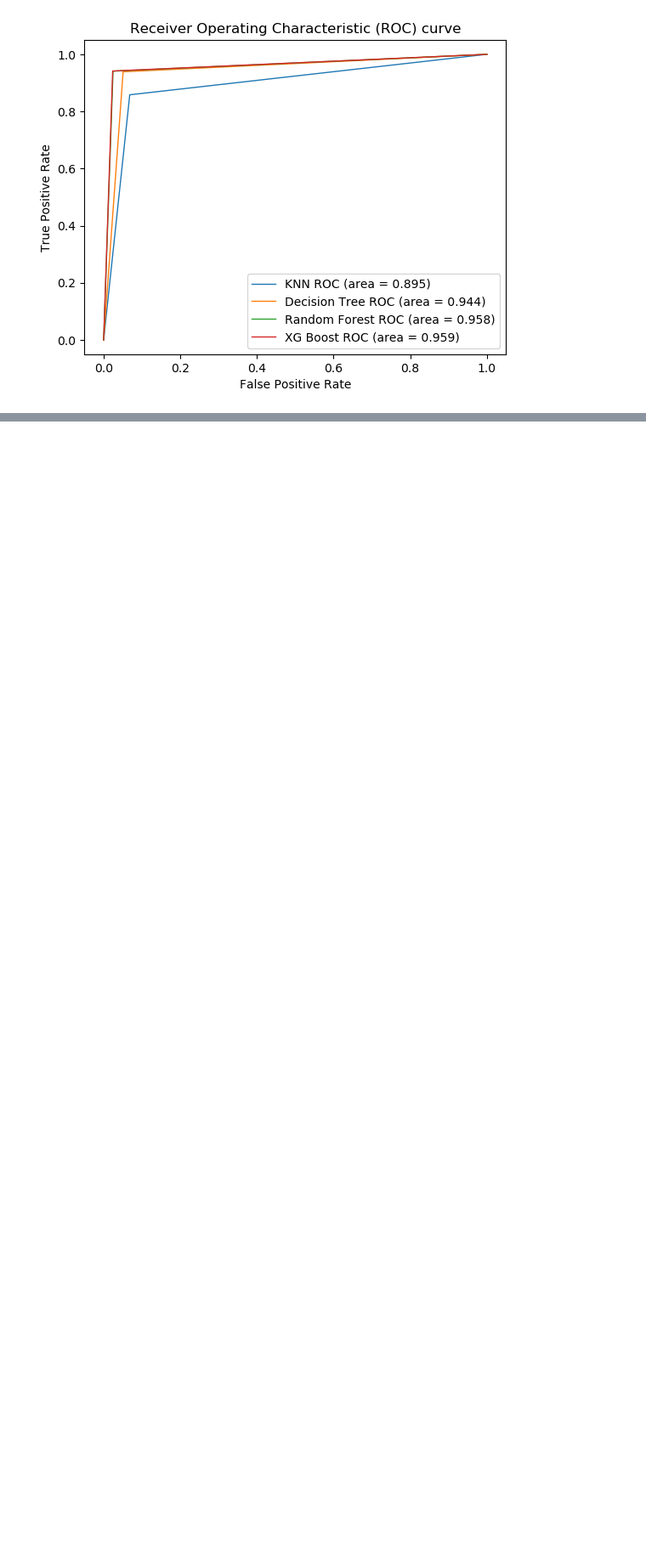
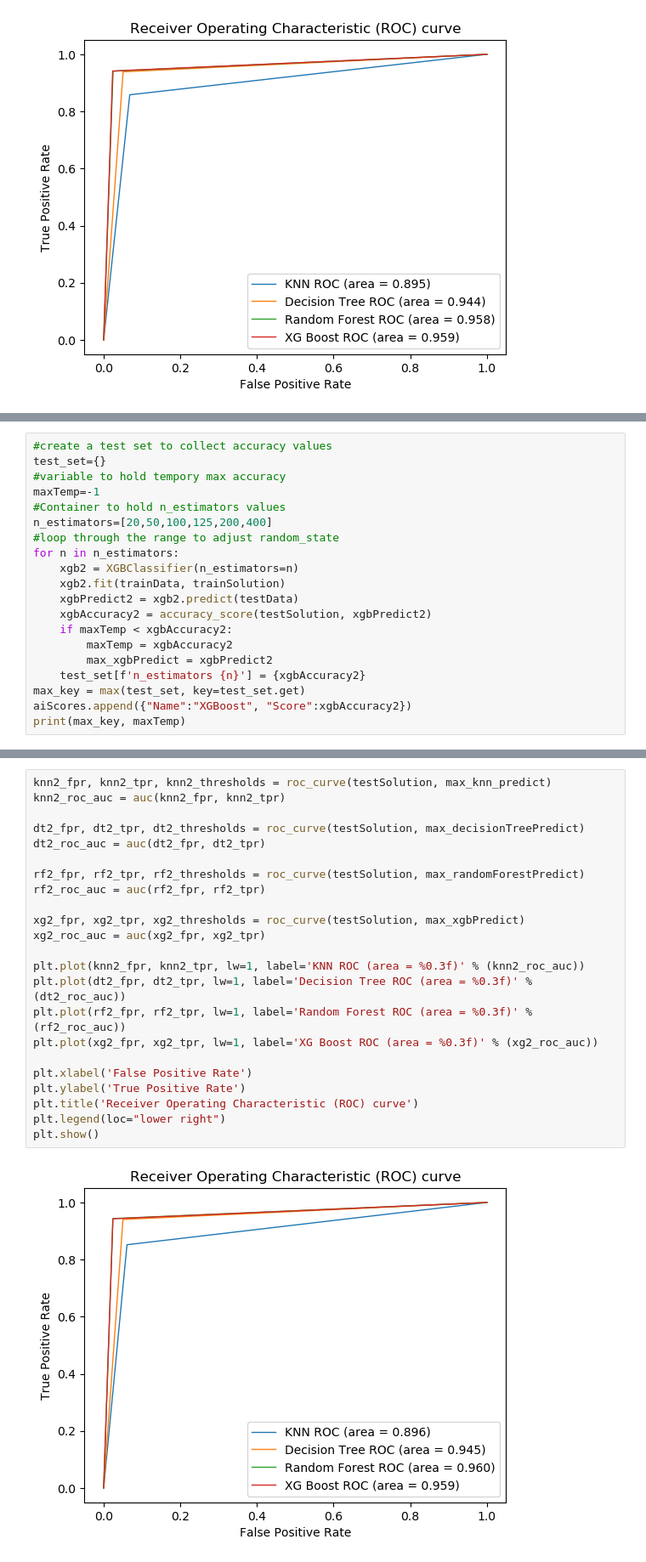
Before and after one commit to zjustus/Airline-Passenger-Satisfaction, a Jupyter notebook: main.ipynb, the cells around one changed output, grey strips where cells are left out. Shown: that part at 85% size. Cells and saved outputs as stored; diff of their text form; blank space fills up the shorter version.

Commit message:
adjusted classifiers and new roc/auc

```diff
--- a/main.ipynb
+++ b/main.ipynb
@@ -309,0 +399,20 @@ plt.show()
+# %%
+#create a test set to collect accuracy values
+test_set={}
+#variable to hold tempory max accuracy
+maxTemp=-1
+#Container to hold n_estimators values
+n_estimators=[20,50,100,125,200,400]
+#loop through the range to adjust random_state
+for n in n_estimators:
+    xgb2 = XGBClassifier(n_estimators=n)
+    xgb2.fit(trainData, trainSolution)
+    xgbPredict2 = xgb2.predict(testData)
+    xgbAccuracy2 = accuracy_score(testSolution, xgbPredict2)
+    if maxTemp < xgbAccuracy2:
+        maxTemp = xgbAccuracy2
+        max_xgbPredict = xgbPredict2
+    test_set[f'n_estimators {n}'] = {xgbAccuracy2}
+max_key = max(test_set, key=test_set.get)
+aiScores.append({"Name":"XGBoost", "Score":xgbAccuracy2})
+print(max_key, maxTemp)
@@ -309,0 +432,25 @@ plt.show()
+# %%
+knn2_fpr, knn2_tpr, knn2_thresholds = roc_curve(testSolution, max_knn_predict)
+knn2_roc_auc = auc(knn2_fpr, knn2_tpr)
+
+dt2_fpr, dt2_tpr, dt2_thresholds = roc_curve(testSolution, max_decisionTreePredict)
+dt2_roc_auc = auc(dt2_fpr, dt2_tpr)
+
+rf2_fpr, rf2_tpr, rf2_thresholds = roc_curve(testSolution, max_randomForestPredict)
+rf2_roc_auc = auc(rf2_fpr, rf2_tpr)
+
+xg2_fpr, xg2_tpr, xg2_thresholds = roc_curve(testSolution, max_xgbPredict)
+xg2_roc_auc = auc(xg2_fpr, xg2_tpr)
+
+plt.plot(knn2_fpr, knn2_tpr, lw=1, label='KNN ROC (area = %0.3f)' % (knn2_roc_auc))
+plt.plot(dt2_fpr, dt2_tpr, lw=1, label='Decision Tree ROC (area = %0.3f)' % (dt2_roc_auc))
+plt.plot(rf2_fpr, rf2_tpr, lw=1, label='Random Forest ROC (area = %0.3f)' % (rf2_roc_auc))
+plt.plot(xg2_fpr, xg2_tpr, lw=1, label='XG Boost ROC (area = %0.3f)' % (xg2_roc_auc))
+
+plt.xlabel('False Positive Rate')
+plt.ylabel('True Positive Rate')
+plt.title('Receiver Operating Characteristic (ROC) curve')
+plt.legend(loc="lower right")
+plt.show()
+# %% [output]
+[figure, added]
```
Also changed, not shown: parts of 16 cells of this notebook.
